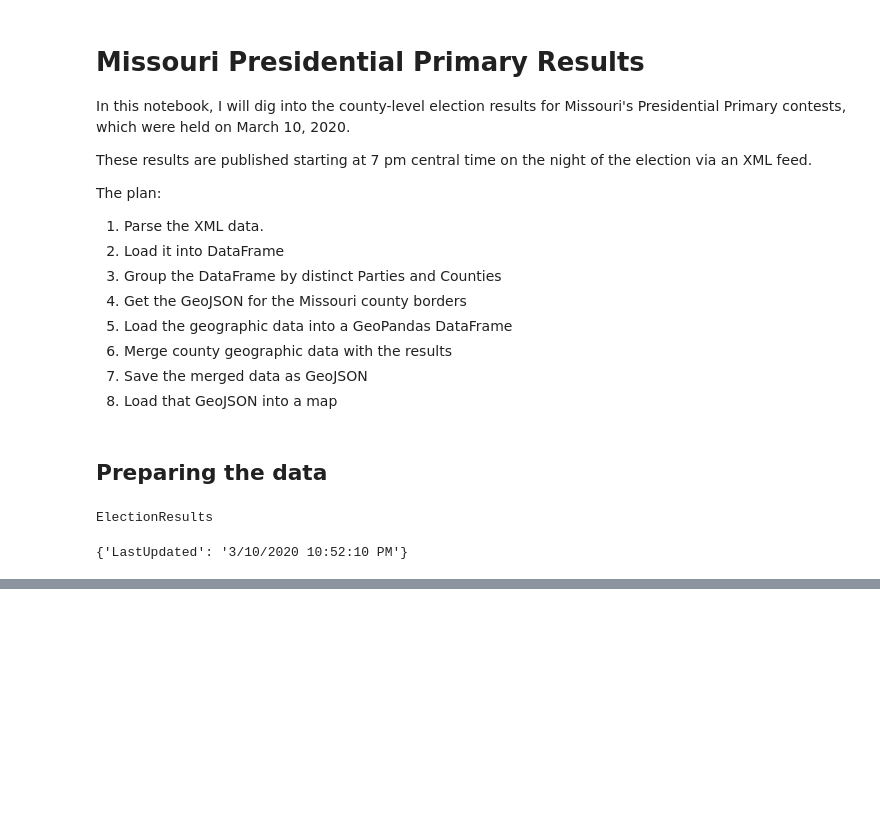
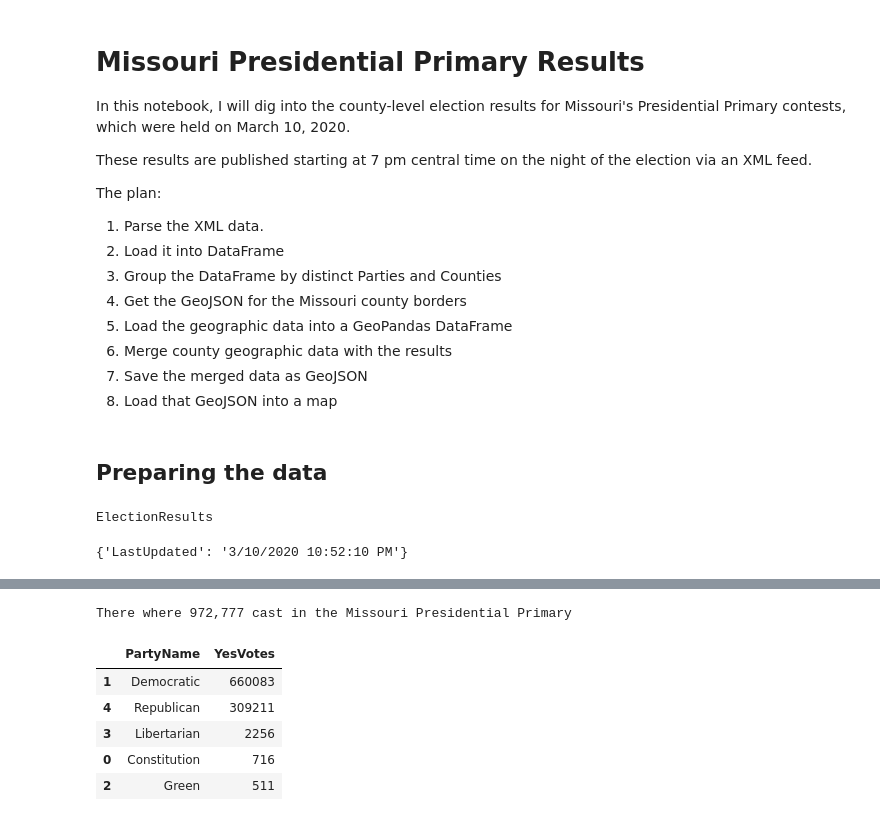
Before and after one commit to gordonje/mo-prez-prim-notebooks, a Jupyter notebook: analysis.ipynb, the cells around one changed output, grey strips where cells are left out. Drawn from its saved outputs; the diff is of its cells as text; code cells hidden in the pictures; blank space fills up the shorter version.

```diff
--- a/analysis.ipynb
+++ b/analysis.ipynb
@@ -102,0 +90,17 @@ TypeError: list indices must be integers or slices, not str
+# %%
+print(f'There where {total_votes:,} cast in the Missouri Presidential Primary')
+# %% [output]
+There where 972,777 cast in the Missouri Presidential Primary
+# %%
+party_totals = results.groupby('PartyName').YesVotes.sum().reset_index().sort_values(
+    'YesVotes', ascending=False
+)
+# %%
+party_totals
+# %% [output]
+|  | PartyName | YesVotes |
+| 1 | Democratic | 660083 |
+| 4 | Republican | 309211 |
+| 3 | Libertarian | 2256 |
+| 0 | Constitution | 716 |
+| 2 | Green | 511 |
```
Also changed, not shown: parts of 9 cells of this notebook.
